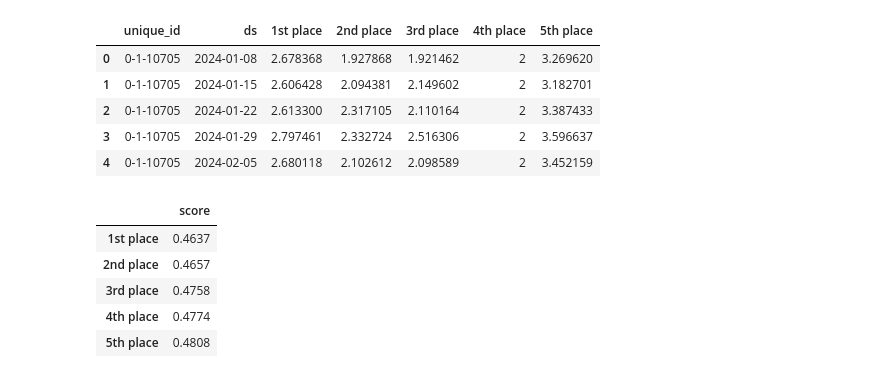
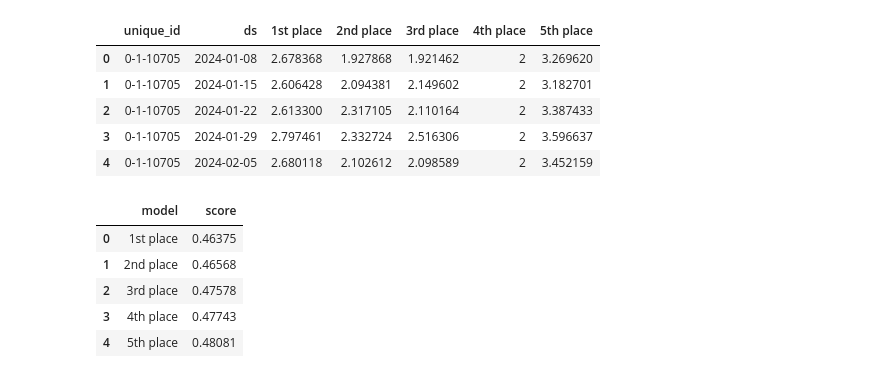
Before and after one commit to MMenchero/modern_forecasting_course, a Jupyter notebook: nbs/01_data_prep.ipynb, the cells around one changed output. Drawn from its saved outputs; the diff is of its cells as text; code cells hidden in the pictures.

Commit message:
update function to compute score and plots

```diff
--- a/nbs/01_data_prep.ipynb
+++ b/nbs/01_data_prep.ipynb
@@ -65,9 +69,6 @@ train_df.head()
 plot_series(train_df)
 # %% [output]
 [figure]
-# %%
-# Test set
-actual = load_and_transform('Phase 2 - Sales', 'y')
 # %% [markdown]
 ## Data pre-processing
 
@@ -122,22 +130,24 @@ train_clean.to_parquet('../data_prepared/df.parquet')
 # %%
-def vn1_competition_evaluation(predictions, actual):
+def vn1_competition_evaluation(forecasts):
     """
-    Computes the score used in the VN1 competition
+    Computes competition evaluation scores
     """
-    if pd.api.types.is_datetime64_any_dtype(predictions['ds']):
-        predictions['ds'] = predictions['ds'].astype(str)
-    res = actual[['unique_id', 'ds', 'y']].merge(predictions, on=['unique_id', 'ds'], how='left')
-    ids_predictions = predictions['unique_id'].unique()
-    ids_res = res['unique_id'].unique()
-    assert set(ids_predictions) == set(ids_res), 'Some unique_ids are missing'
+    actual = load_and_transform('../data/Phase 2 - Sales', 'y') # load actual values
+    actual['ds'] = pd.to_datetime(actual['ds'])
 
+    res = actual[["unique_id", "ds", "y"]].merge(forecasts, on=["unique_id", "ds"], how="left")
+    ids_forecasts = forecasts["unique_id"].unique()
+    ids_res = res["unique_id"].unique()
+    assert set(ids_forecasts) == set(ids_res), "Some unique_ids are missing"
     scores = {}
 
-    for model in [col for col in predictions.columns if col not in ['unique_id', 'ds']]:
-        abs_err = np.nansum(np.abs(res[model] - res['y']))
-        err = np.nansum(res[model] - res['y'])
+    for model in [col for col in forecasts.columns if col not in ["unique_id", "ds"]]:
+        abs_err = np.nansum(np.abs(res[model] - res["y"]))
+        err = np.nansum(res[model] - res["y"])
         score = abs_err + abs(err)
-        score = score/res['y'].sum()
-        scores[model] = round(score, 4)
+        score = score / res["y"].sum()
+        scores[model] = round(score, 5)
 
-    return pd.Series(scores, name='score').to_frame()
+    score_df = pd.DataFrame(list(scores.items()), columns=["model", "score"])
+    score_df = score_df.sort_values(by="score")
+    return score_df
@@ -172,14 +180,14 @@ plot_series(
     engine='plotly'
 )
 # %%
-winners_scores =vn1_competition_evaluation(competition_winners, actual)
+winners_scores =vn1_competition_evaluation(competition_winners)
 winners_scores
 # %% [output]
-|  | score |
-| 1st place | 0.4637 |
-| 2nd place | 0.4657 |
-| 3rd place | 0.4758 |
-| 4th place | 0.4774 |
-| 5th place | 0.4808 |
+|  | model | score |
+| 0 | 1st place | 0.46375 |
+| 1 | 2nd place | 0.46568 |
+| 2 | 3rd place | 0.47578 |
+| 3 | 4th place | 0.47743 |
+| 4 | 5th place | 0.48081 |
 # %%
 winners_scores.to_parquet('../scores/winners_scores.parquet')
```
Also changed, not shown: parts of 3 cells of this notebook.
